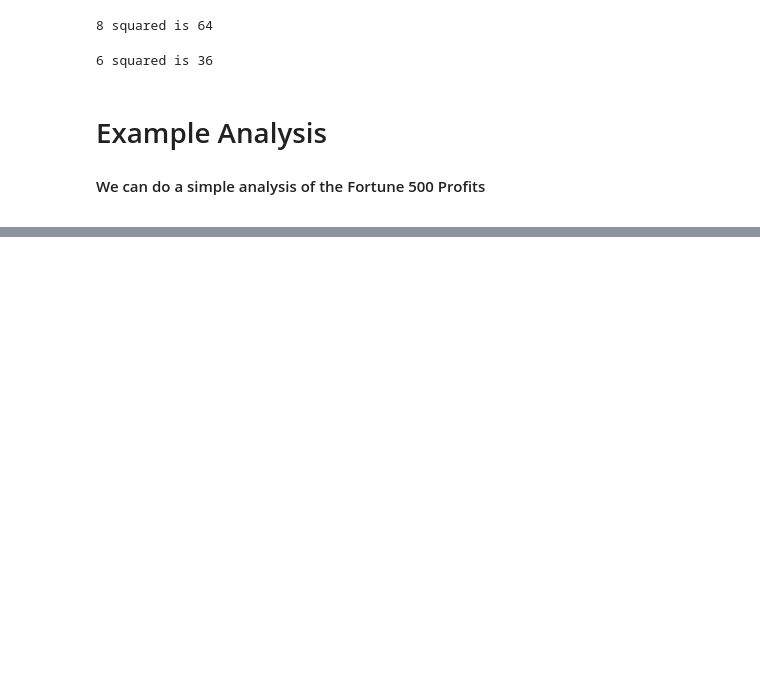
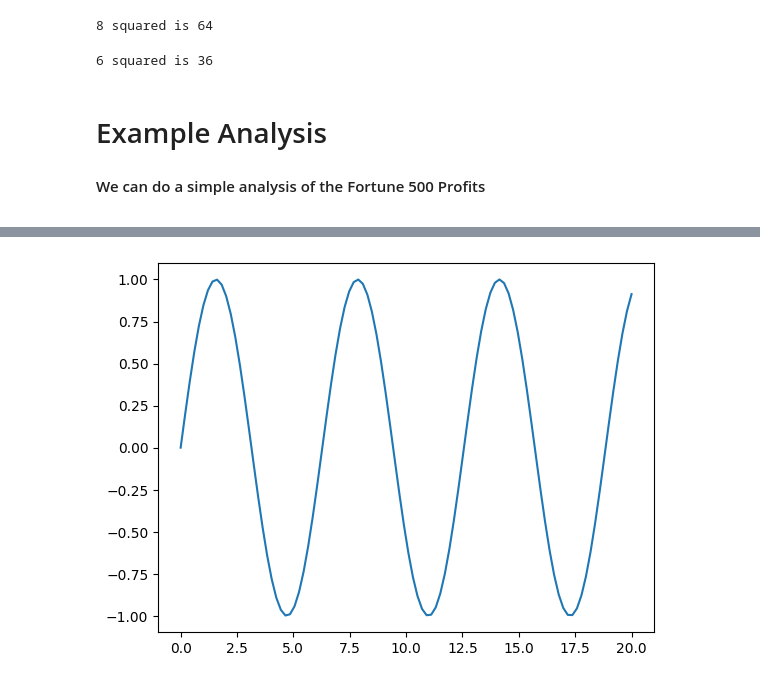
Before and after one commit to KennethNjuguna/Introduction-to-Jupyter-Notebooks, a Jupyter notebook: FirstJupyter.ipynb, the cells around one changed output, grey strips where cells are left out. Drawn from its saved outputs; the diff is of its cells as text; code cells hidden in the pictures; blank space fills up the shorter version.

Commit message:
First Plot

```diff
--- a/FirstJupyter.ipynb
+++ b/FirstJupyter.ipynb
@@ -37,0 +39,10 @@ ModuleNotFoundError: No module named 'matplotlib'
+# %%
+import matplotlib.pyplot as plt
+import matplotlib as mpl
+import numpy as np
+
+x = np.linspace(0, 20, 100)
+plt.plot(x, np.sin(x))
+plt.show()
+# %% [output]
+[figure, added]
```
Also changed, not shown: parts of 2 cells of this notebook.
